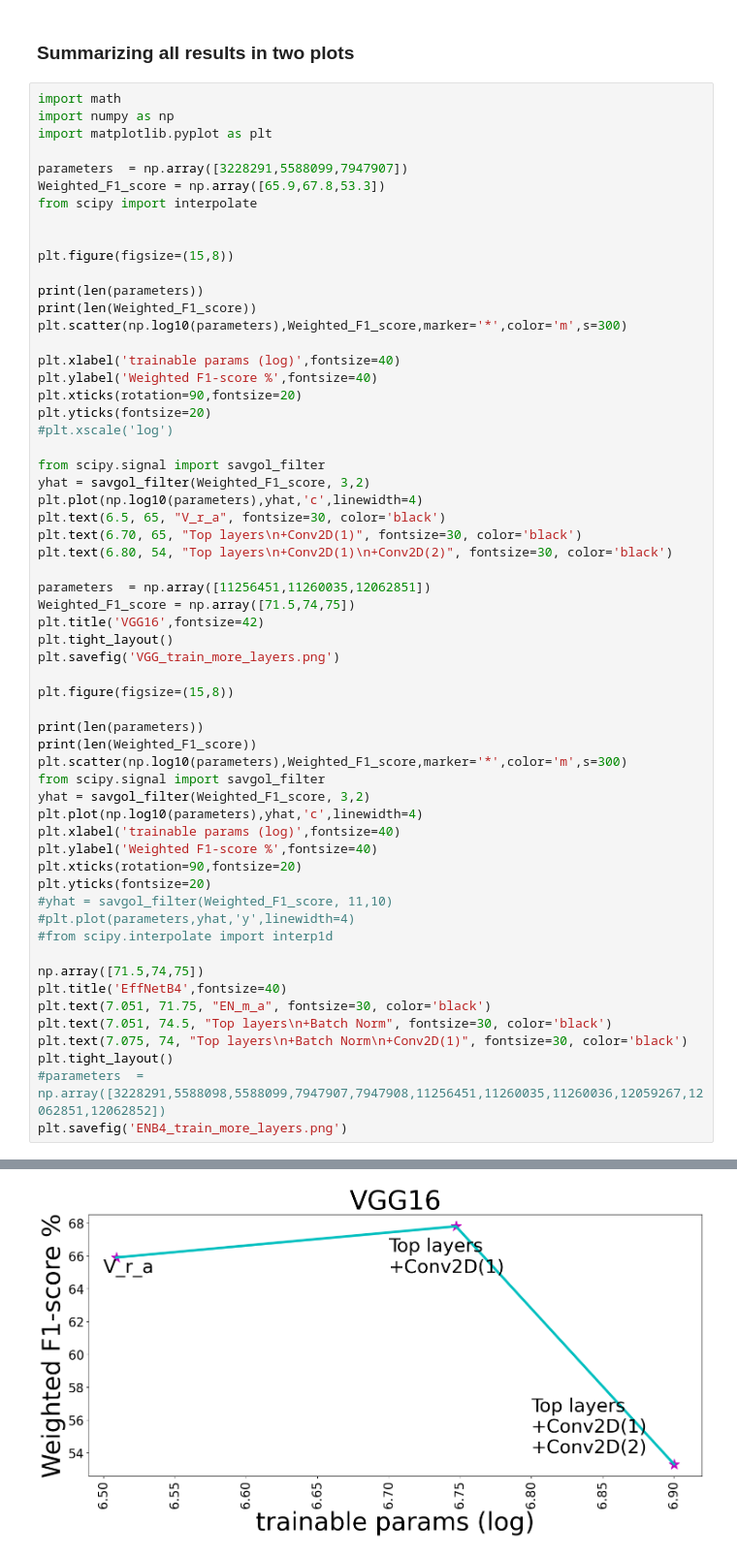
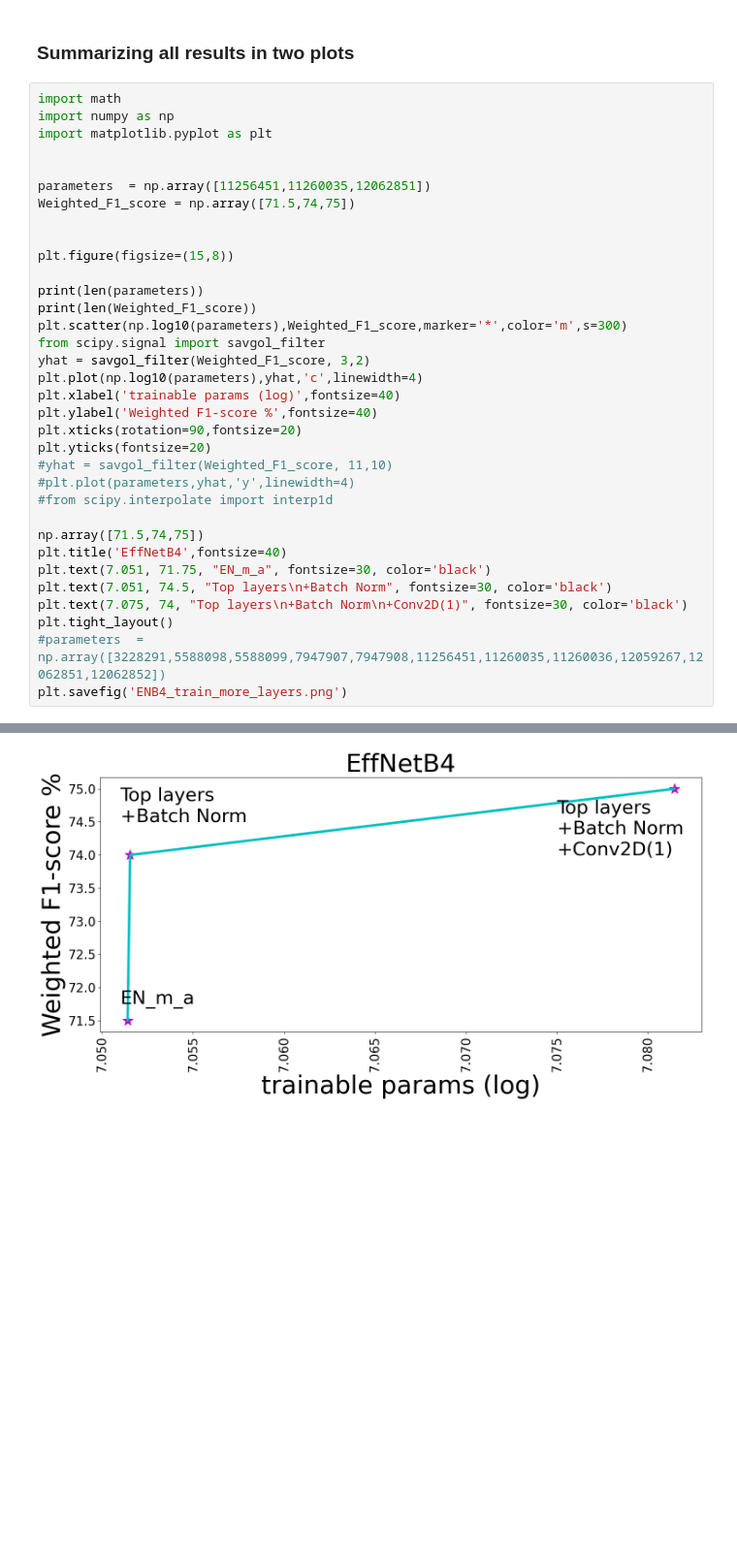
Before and after one commit to Aitslab/Histology_XAI, a Jupyter notebook: Train_more_layers/Histo_train_moreLayers_EffnetB4.ipynb, the cells around one changed output, grey strips where cells are left out. Shown at 97% size. Drawn from its saved outputs; the diff is of its cells as text; blank space fills up the shorter version.

Commit message:
update train more layers results

```diff
--- a/Train_more_layers/Histo_train_moreLayers_EffnetB4.ipynb
+++ b/Train_more_layers/Histo_train_moreLayers_EffnetB4.ipynb
@@ -1623,35 +1614,10 @@ import math
 import numpy as np
 import matplotlib.pyplot as plt
 
-parameters  = np.array([3228291,5588099,7947907])
-Weighted_F1_score = np.array([65.9,67.8,53.3])
-from scipy import interpolate
-
-
-plt.figure(figsize=(15,8))
-
-print(len(parameters))
-print(len(Weighted_F1_score))
-plt.scatter(np.log10(parameters),Weighted_F1_score,marker='*',color='m',s=300)
-
-plt.xlabel('trainable params (log)',fontsize=40)
-plt.ylabel('Weighted F1-score %',fontsize=40)
-plt.xticks(rotation=90,fontsize=20)
-plt.yticks(fontsize=20)
-#plt.xscale('log')
-
-from scipy.signal import savgol_filter
-yhat = savgol_filter(Weighted_F1_score, 3,2)
-plt.plot(np.log10(parameters),yhat,'c',linewidth=4)
-plt.text(6.5, 65, "V_r_a", fontsize=30, color='black')
-plt.text(6.70, 65, "Top layers\n+Conv2D(1)", fontsize=30, color='black')
-plt.text(6.80, 54, "Top layers\n+Conv2D(1)\n+Conv2D(2)", fontsize=30, color='black')
 
 parameters  = np.array([11256451,11260035,12062851])
 Weighted_F1_score = np.array([71.5,74,75])
-plt.title('VGG16',fontsize=42)
-plt.tight_layout()
-plt.savefig('VGG_train_more_layers.png')
+
 
 plt.figure(figsize=(15,8))
 
@@ -1685 +1649 @@ plt.savefig('ENB4_train_more_layers.png')
-[figure, old version]
+[figure, new version]
```
Also changed, not shown: parts of 4 cells of this notebook, 1 other file.
